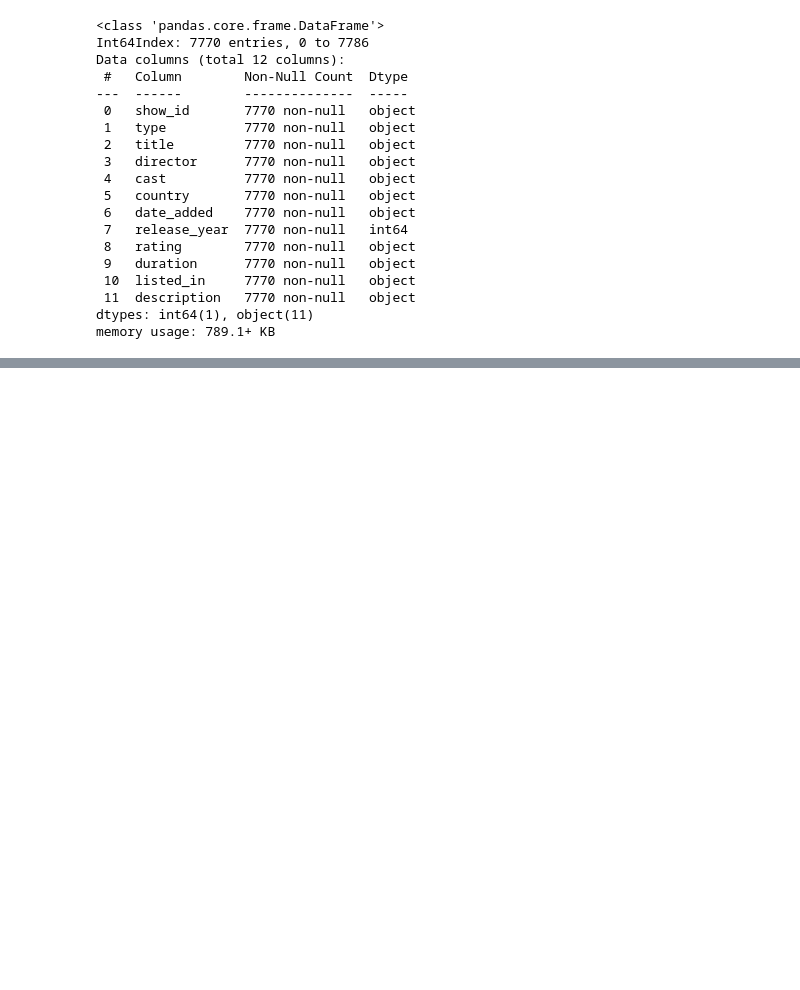
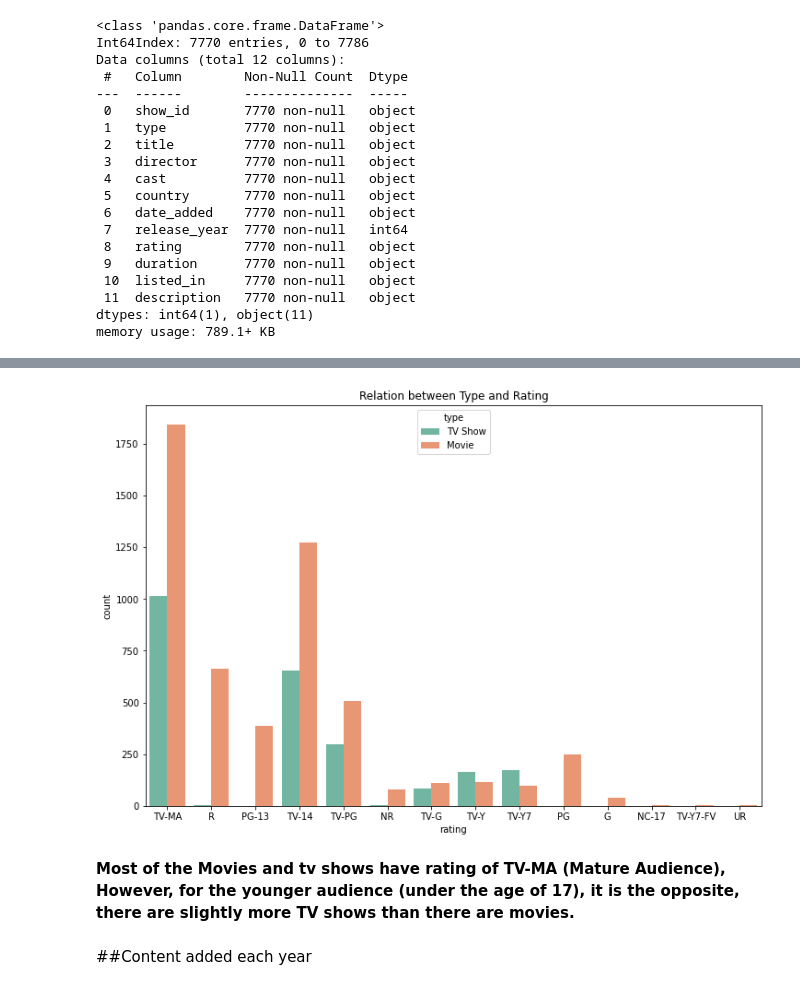
Before and after one commit to varnit836/NETFLIX-MOVIES-AND-TV-SHOWS-CLUSTERING, a Jupyter notebook: NETFLIX_MOVIES_AND_TV_SHOWS_CLUSTERING.ipynb, the cells around one changed output, grey strips where cells are left out. Cells and saved outputs as stored; diff of their text form; code cells hidden in the pictures; blank space fills up the shorter version.

```diff
--- a/NETFLIX_MOVIES_AND_TV_SHOWS_CLUSTERING.ipynb
+++ b/NETFLIX_MOVIES_AND_TV_SHOWS_CLUSTERING.ipynb
@@ -156,0 +204,12 @@ memory usage: 789.1+ KB
+# %%
+# graph for different rating on movies and tv shows
+plt.figure(figsize=(12,8))
+sns.countplot(x='rating',hue='type',data=df,palette="Set2")
+plt.title('Relation between Type and Rating')
+plt.show()
+# %% [output]
+[figure, added]
+# %% [markdown]
+**Most of the Movies and tv shows have rating of TV-MA (Mature Audience), However, for the younger audience (under the age of 17), it is the opposite, there are slightly more TV shows than there are movies.**
+# %% [markdown]
+##Content added each year
```
Also changed, not shown: parts of 30 cells of this notebook.
